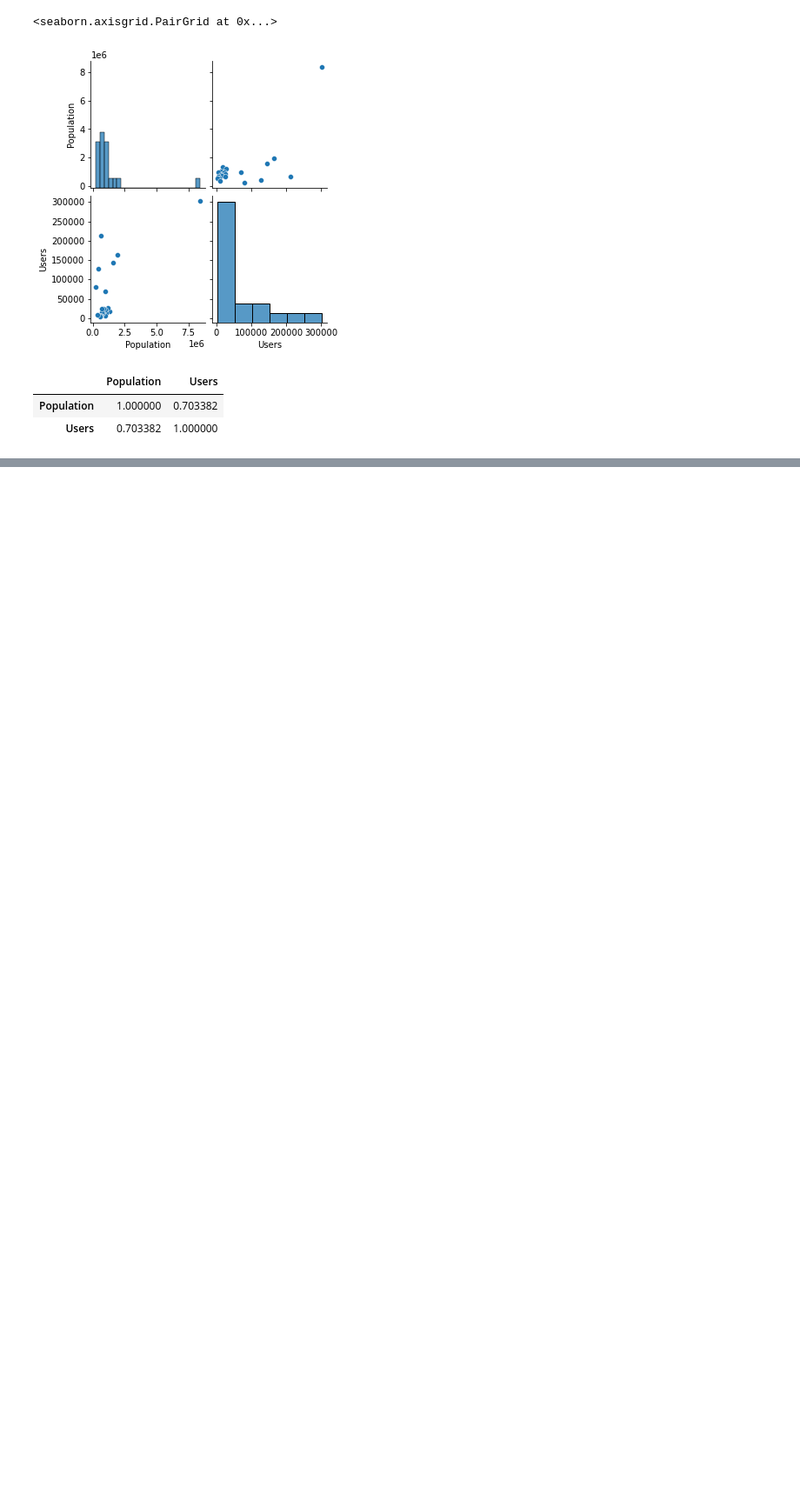
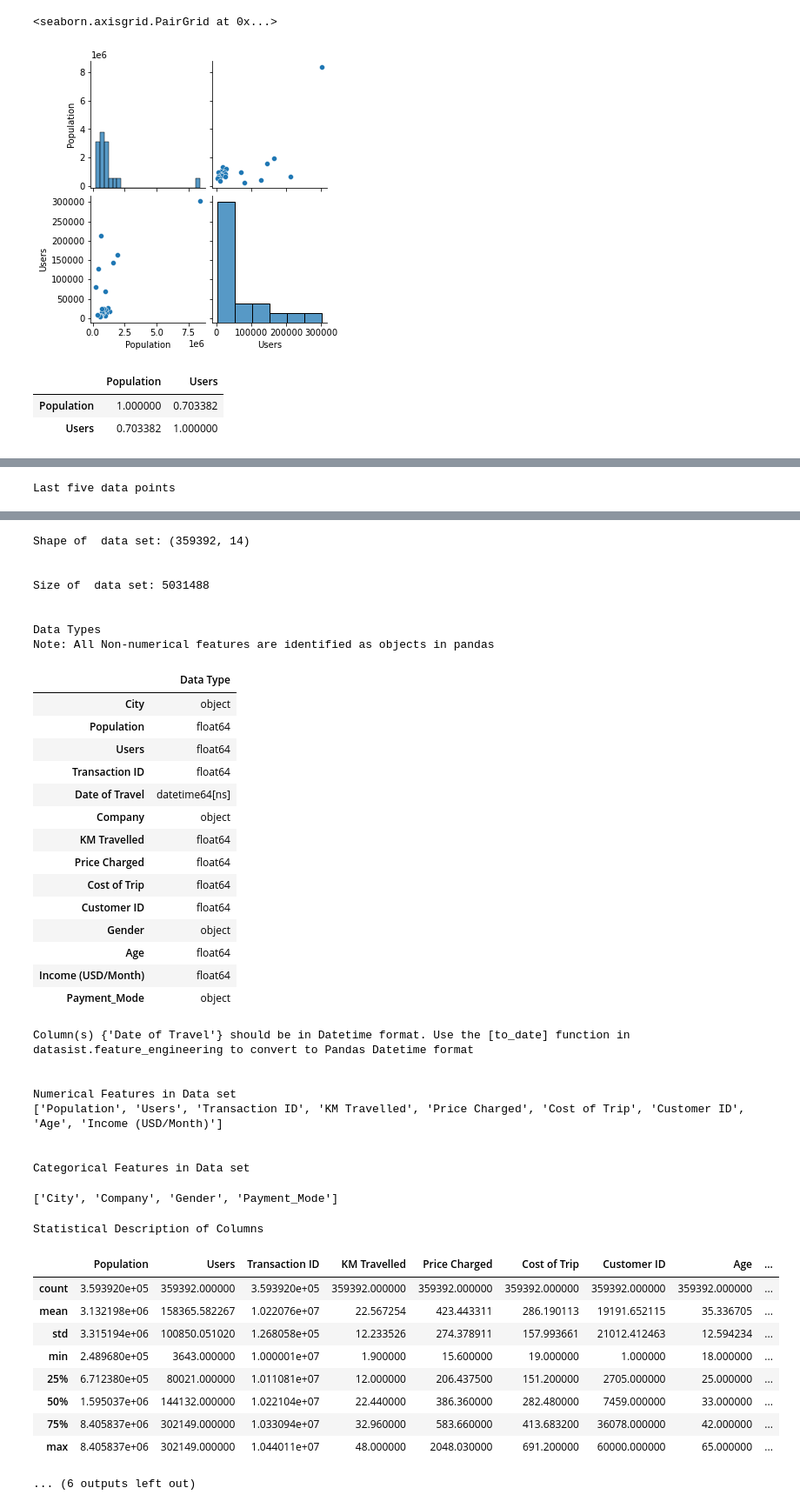
Before and after one commit to Judetheory/Cab_data_business_Analysis, a Jupyter notebook: cab_data.ipynb, the cells around one changed output, grey strips where cells are left out. Shown at 87% size. Cells and saved outputs as stored; diff of their text form; code cells hidden in the pictures; blank space fills up the shorter version.

```diff
--- a/cab_data.ipynb
+++ b/cab_data.ipynb
@@ -306,0 +311,6 @@ Statistical Description of Columns
+# %%
+#Create a master dataframe
+Master_df=pd.merge(merge1,merge2,on='Transaction ID',how='outer')
+data=Master_df.dropna()
+ds.structdata.describe(data)
+# %% [output]
@@ -306,0 +331 @@ Statistical Description of Columns
+Last five data points
@@ -306,0 +338,43 @@ Statistical Description of Columns
+Shape of  data set: (359392, 14)
+
+
+Size of  data set: 5031488
+
+
+Data Types
+Note: All Non-numerical features are identified as objects in pandas
+|  | Data Type |
+| City | object |
+| Population | float64 |
+| Users | float64 |
+| Transaction ID | float64 |
+| Date of Travel | datetime64[ns] |
+| Company | object |
+| KM Travelled | float64 |
+| Price Charged | float64 |
+| Cost of Trip | float64 |
+| Customer ID | float64 |
+| Gender | object |
+| Age | float64 |
+| Income (USD/Month) | float64 |
+| Payment_Mode | object |
+Column(s) {'Date of Travel'} should be in Datetime format. Use the [to_date] function in datasist.feature_engineering to convert to Pandas Datetime format
+
+
+Numerical Features in Data set
+['Population', 'Users', 'Transaction ID', 'KM Travelled', 'Price Charged', 'Cost of Trip', 'Customer ID', 'Age', 'Income (USD/Month)']
+
+
+Categorical Features in Data set
+['City', 'Company', 'Gender', 'Payment_Mode']
+Statistical Description of Columns
+|  | Population | Users | Transaction ID | KM Travelled | Price Charged | Cost of Trip | Customer ID | Age | ... |
+| count | 3.593920e+05 | 359392.000000 | 3.593920e+05 | 359392.000000 | 359392.000000 | 359392.000000 | 359392.000000 | 359392.000000 | ... |
+| mean | 3.132198e+06 | 158365.582267 | 1.022076e+07 | 22.567254 | 423.443311 | 286.190113 | 19191.652115 | 35.336705 | ... |
+| std | 3.315194e+06 | 100850.051020 | 1.268058e+05 | 12.233526 | 274.378911 | 157.993661 | 21012.412463 | 12.594234 | ... |
+| min | 2.489680e+05 | 3643.000000 | 1.000001e+07 | 1.900000 | 15.600000 | 19.000000 | 1.000000 | 18.000000 | ... |
+| 25% | 6.712380e+05 | 80021.000000 | 1.011081e+07 | 12.000000 | 206.437500 | 151.200000 | 2705.000000 | 25.000000 | ... |
+| 50% | 1.595037e+06 | 144132.000000 | 1.022104e+07 | 22.440000 | 386.360000 | 282.480000 | 7459.000000 | 33.000000 | ... |
+| 75% | 8.405837e+06 | 302149.000000 | 1.033094e+07 | 32.960000 | 583.660000 | 413.683200 | 36078.000000 | 42.000000 | ... |
+| max | 8.405837e+06 | 302149.000000 | 1.044011e+07 | 48.000000 | 2048.030000 | 691.200000 | 60000.000000 | 65.000000 | ... |
+... (6 outputs left out)
```
Also changed, not shown: parts of 10 cells of this notebook.
